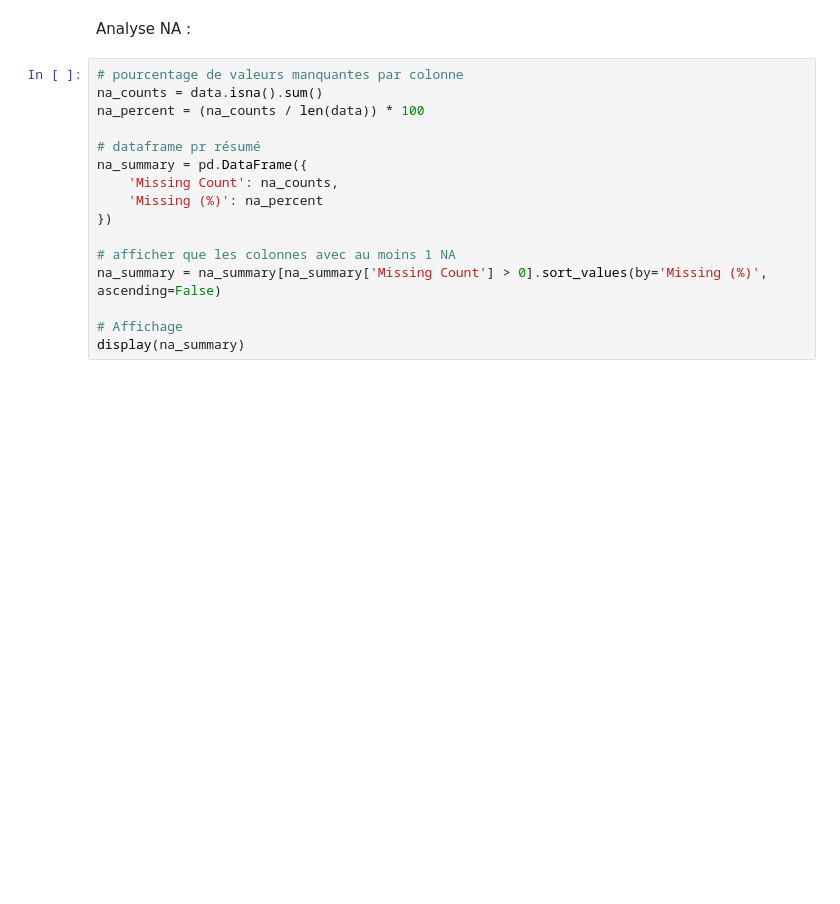
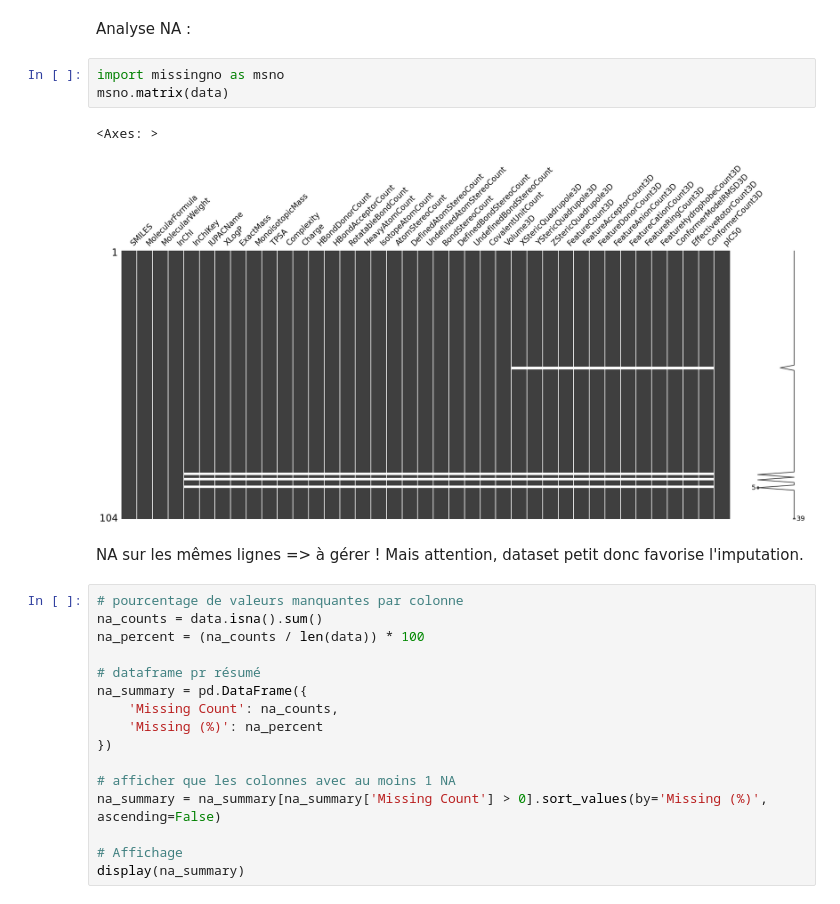
Before and after one commit to mafalda-frere/covid19_drug_discovery, a Jupyter notebook: covid19_drug_discovery.ipynb, the cells around one changed output. Drawn from its saved outputs; the diff is of its cells as text; blank space fills up the shorter version.

```diff
--- a/covid19_drug_discovery.ipynb
+++ b/covid19_drug_discovery.ipynb
@@ -52,6 +52,14 @@ dtypes: float64(33), object(6)
 memory usage: 31.8+ KB
 # %% [markdown]
 Analyse NA :
+# %%
+import missingno as msno
+msno.matrix(data)
+# %% [output]
+<Axes: >
+[figure, added]
+# %% [markdown]
+NA sur les mêmes lignes => à gérer ! Mais attention, dataset petit donc favorise l'imputation.
 # %%
 # pourcentage de valeurs manquantes par colonne
 na_counts = data.isna().sum()
```
Also changed, not shown: parts of 59 cells of this notebook.
